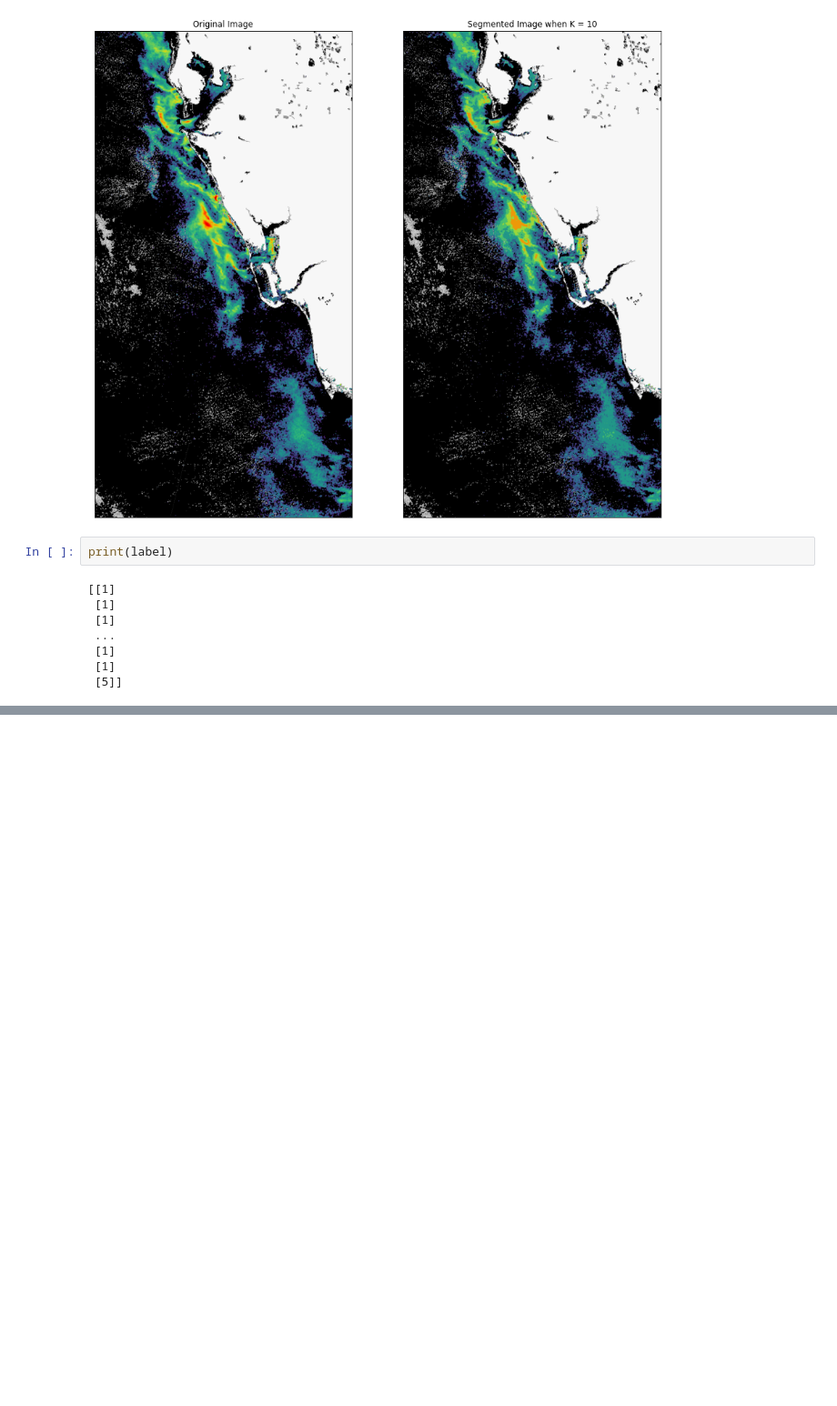
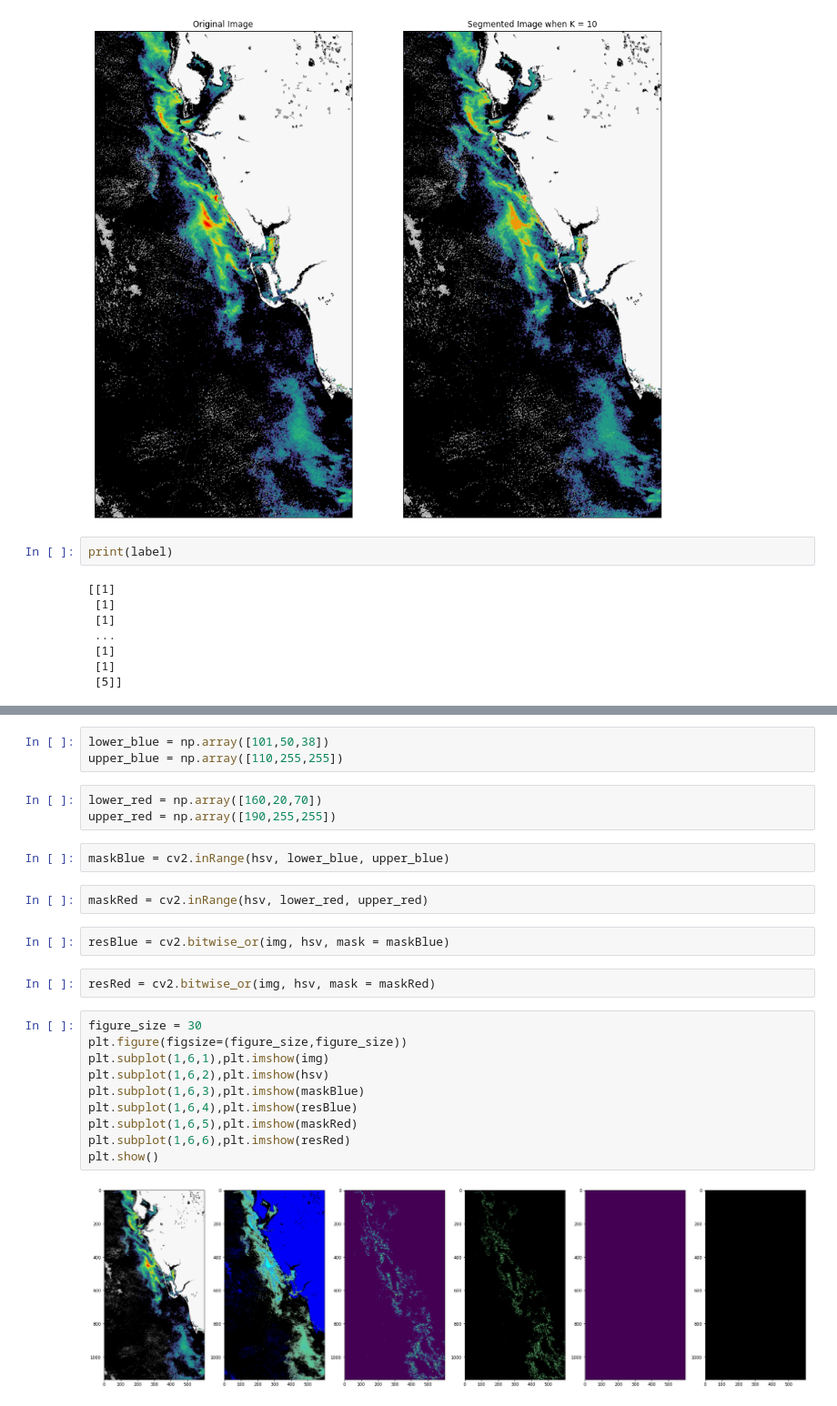
Before and after one commit to cvaisnor/OpenCV, a Jupyter notebook: OpenCVtesting.ipynb, the cells around one changed output, grey strips where cells are left out. Shown at 91% size. Saved outputs shown, nothing was run; the diff lists cells and outputs as text; blank space fills up the shorter version.

Commit message:
added more code with subplots

```diff
--- a/OpenCVtesting.ipynb
+++ b/OpenCVtesting.ipynb
@@ -103,0 +110,26 @@ plt.show()
+# %%
+lower_blue = np.array([101,50,38])
+upper_blue = np.array([110,255,255])
+# %%
+lower_red = np.array([160,20,70])
+upper_red = np.array([190,255,255])
+# %%
+maskBlue = cv2.inRange(hsv, lower_blue, upper_blue)
+# %%
+maskRed = cv2.inRange(hsv, lower_red, upper_red)
+# %%
+resBlue = cv2.bitwise_or(img, hsv, mask = maskBlue)
+# %%
+resRed = cv2.bitwise_or(img, hsv, mask = maskRed)
+# %%
+figure_size = 30
+plt.figure(figsize=(figure_size,figure_size))
+plt.subplot(1,6,1),plt.imshow(img)
+plt.subplot(1,6,2),plt.imshow(hsv)
+plt.subplot(1,6,3),plt.imshow(maskBlue)
+plt.subplot(1,6,4),plt.imshow(resBlue)
+plt.subplot(1,6,5),plt.imshow(maskRed)
+plt.subplot(1,6,6),plt.imshow(resRed)
+plt.show()
+# %% [output]
+[figure, added]
```
Also changed, not shown: parts of 5 cells of this notebook.
